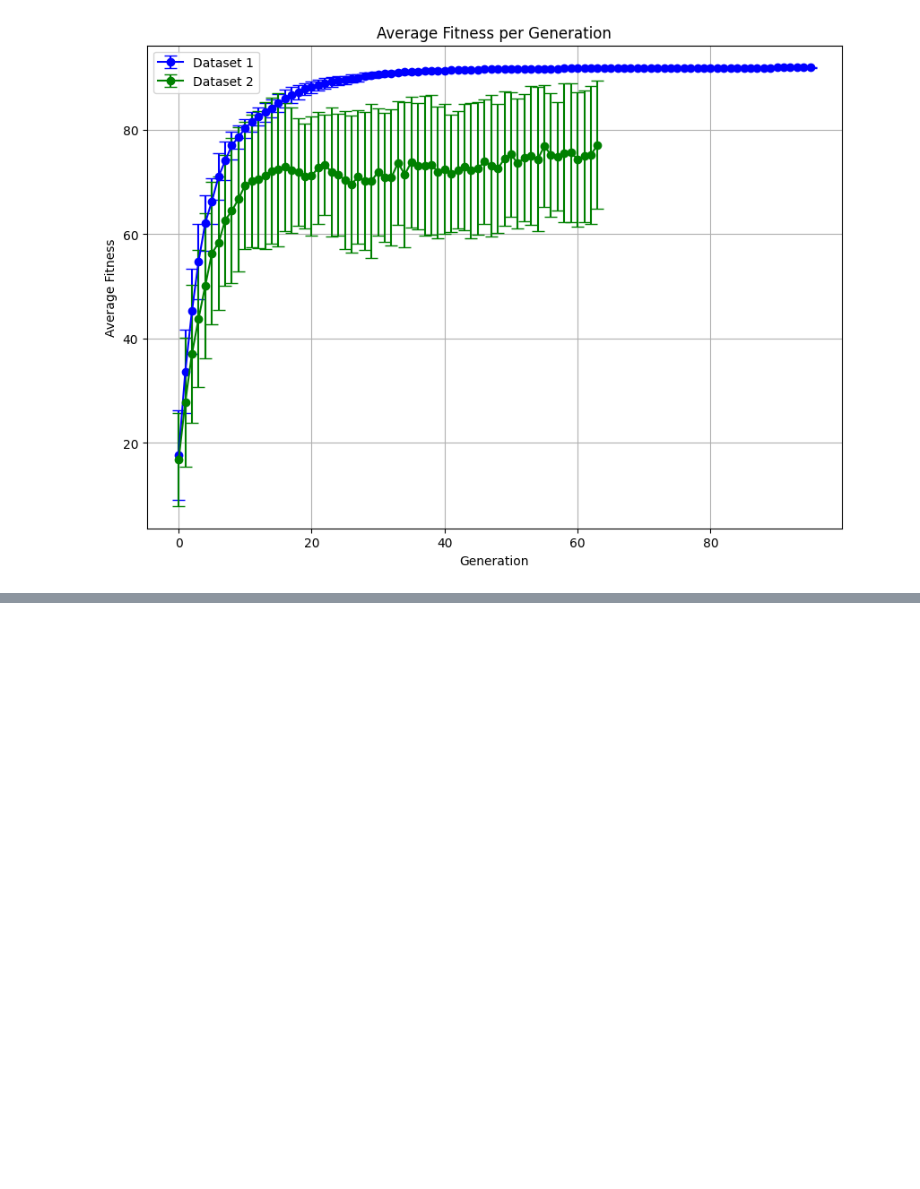
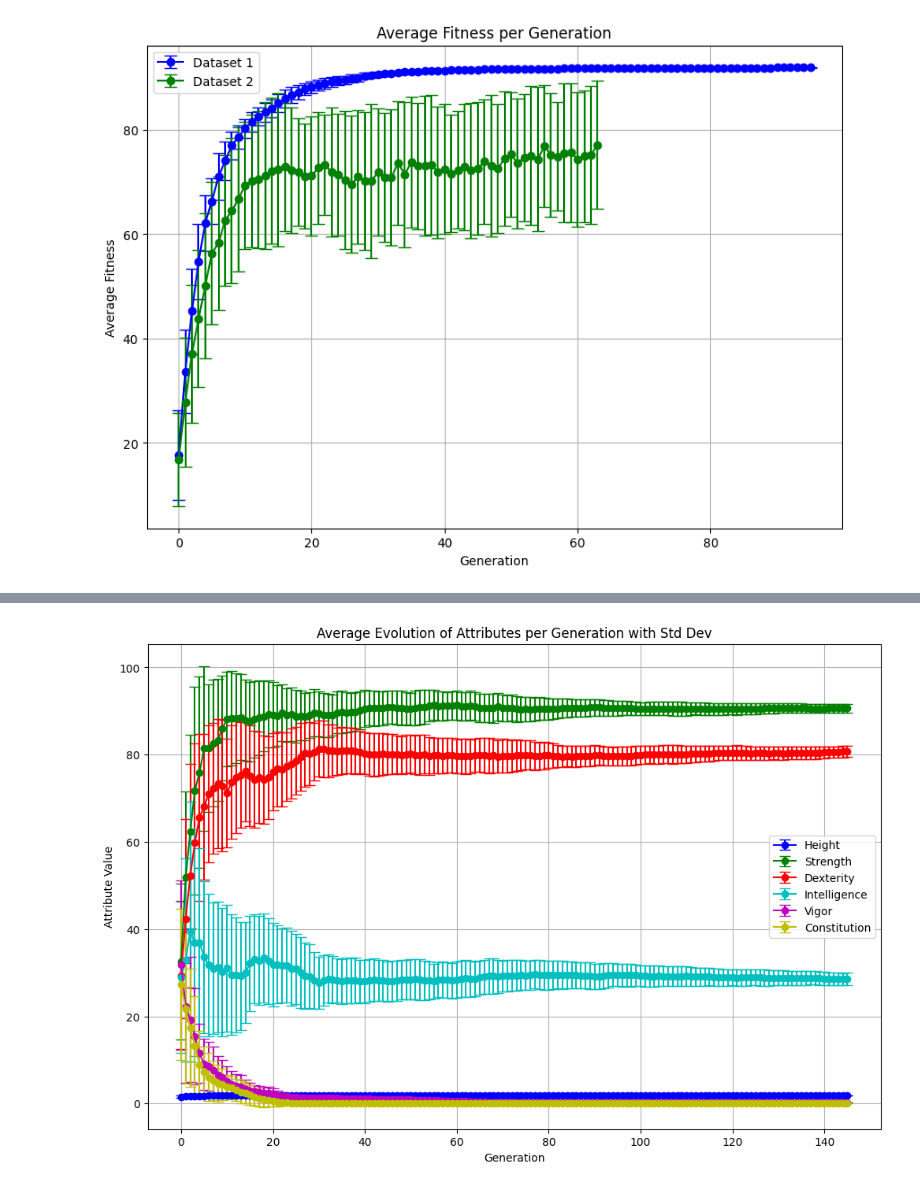
Before and after one commit to juansarnaude/sia-tp2, a Jupyter notebook: data_analysis/fitness_evolution.ipynb, the cells around one changed output, grey strips where cells are left out. Cells and saved outputs as stored; diff of their text form; code cells hidden in the pictures; blank space fills up the shorter version.

```diff
--- a/data_analysis/fitness_evolution.ipynb
+++ b/data_analysis/fitness_evolution.ipynb
@@ -61,0 +95,36 @@ plt.show()
+# %%
+#EVOLUTION OF AVERAGE ATTRIBUTES
+
+
+import matplotlib.pyplot as plt
+import pandas as pd
+
+f2 = pd.read_csv('../output/annular2.csv')
+
+data_list = [f2]
+colors = ['b', 'g', 'r', 'c', 'm', 'y', 'k']
+attributes = ['Height', 'Strength', 'Dexterity', 'Intelligence', 'Vigor', 'Constitution']
+
+plt.figure(figsize=(12, 8))
+color = 0
+
+for attr in attributes:
+    for i, data in enumerate(data_list):
+        avg_attr_per_generation = data.groupby('Generation')[attr].mean()
+        std_attr_per_generation = data.groupby('Generation')[attr].std()
+
+        plt.errorbar(avg_attr_per_generation.index, avg_attr_per_generation.values,
+                     yerr=std_attr_per_generation.values, label=f'{attr}',
+                     color=colors[color], marker='o', linestyle='-', capsize=5)
+
+        color += 1
+
+plt.xlabel('Generation')
+plt.ylabel('Attribute Value')
+plt.title('Average Evolution of Attributes per Generation with Std Dev')
+plt.legend()
+plt.grid(True)
+
+plt.show()
+# %% [output]
+[figure, added]
```
Also changed, not shown: parts of 1 cell of this notebook.
